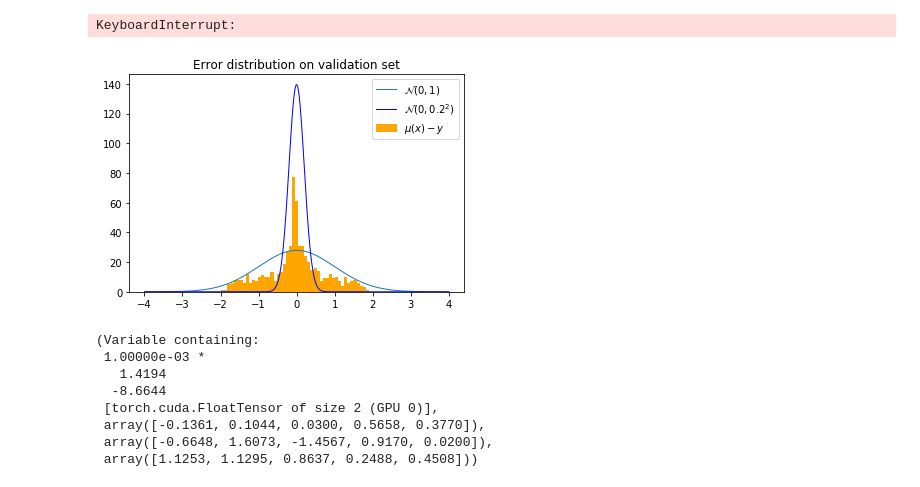
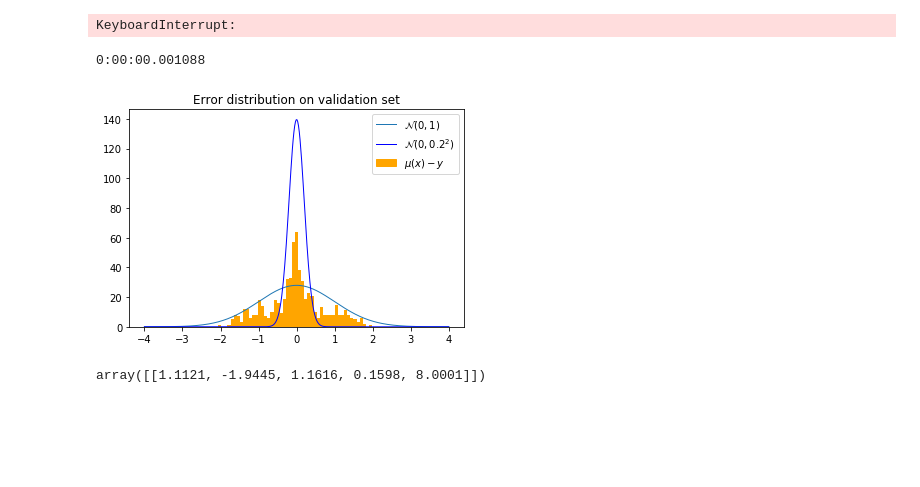
Before and after one commit to JoshuaHaustein/oracle_server, a Jupyter notebook: oracle_real.ipynb, the cells around one changed output. Cells and saved outputs as stored; diff of their text form; code cells hidden in the pictures; blank space fills up the shorter version.

```diff
--- a/oracle_real.ipynb
+++ b/oracle_real.ipynb
@@ -102,7 +124,7 @@ def k_fn(n):
 
 
 hidden_size = 256
-n_residual_units = 3
+n_residual_units = 2
 n_cholesky_entries = n_fn(y_size)
 
 
@@ -200,13 +222,13 @@ var_loss_fn = gaussian_likelihood()
 var_optim = torch.optim.Adam(var_model.parameters(), weight_decay=1e-4)
 
 time_str = datetime.datetime.now().strftime('%H:%M')
-logger_train = SummaryWriter('runs/resid-6-hidden-256-wd-1e-4-time-{}-relative-train'.format(time_str))
-logger_valid = SummaryWriter('runs/resid-6-hidden-256-wd-1e-4-time-{}-relative-valid'.format(time_str))
+logger_train = SummaryWriter('runs/resid-2-hidden-256-wd-1e-4-time-{}-relative-train'.format(time_str))
+logger_valid = SummaryWriter('runs/resid-2-hidden-256-wd-1e-4-time-{}-relative-valid'.format(time_str))
 # %%
-#best_val = np.inf
-#best_mean_model = None
-#best_var_model = None
-#step = 0
+best_val = np.inf
+best_mean_model = None
+best_var_model = None
+step = 0
 for _ in range(1024):
     for batch in dataloader_train:
         mean_model.train()
@@ -252,23 +274,31 @@ for _ in range(1024):
 # %% [output]
 KeyboardInterrupt:
 # %%
+with open('./python_src/saved_models/oracle_mean_model.pkl', 'rb') as f:
+    best_mean_model = pickle.load(f)
+with open('./python_src/saved_models/oracle_var_model.pkl', 'rb') as f:
+    best_var_model = pickle.load(f)
 mean_model.load_state_dict(best_mean_model)
 var_model.load_state_dict(best_var_model)
 mean_model.eval()
 var_model.eval()
 val_batch = next(iter(dataloader_val))
 X, Y = map(lambda x: torch.autograd.Variable(x.cuda()), val_batch)
+start_time = datetime.datetime.now()
 Y_mean_pred = mean_model(X)
 Y_var_pred = var_model(X)
+end_time = datetime.datetime.now()
+print((end_time - start_time))
 e = (Y_mean_pred - Y).cpu().data.numpy().flatten()
 ts = np.linspace(-4, 4, 400)
 handle_normal, = plt.plot(ts, 70 * norm.pdf(ts), alpha=1.0, label='$\mathcal{N}(0, 1)$', linewidth=1.0)
 handle_normal2, = plt.plot(ts, 70 * norm.pdf(ts, loc=0, scale=1 / 5.0), alpha=1.0, color='blue', label='$\mathcal{N}(0, 0.2^2)$', linewidth=1.0)
 error_handle = mpatches.Patch(color='orange', label='$µ(x) - y$')
 out = plt.hist(e, bins=np.linspace(-4, 4, 100), color='orange')
 plt.title('Error distribution on validation set')
 plt.legend(handles=[handle_normal, handle_normal2, error_handle])
 #plt.savefig('error_distribution.pdf')
 plt.show()
 # %% [output]
+0:00:00.001088
-[figure, old version]
+[figure, new version]
@@ -276,20 +311,28 @@ plt.show()
 float_formatter = lambda x: "%.4f" % x
 np.set_printoptions(formatter={'float_kind':float_formatter})
 # %%
-val_batch = next(iter(dataloader_val))
-X, Y = map(lambda x: torch.autograd.Variable(x.cuda()), val_batch)
+#val_batch = next(iter(dataloader_val))
+#X, Y = map(lambda x: torch.autograd.Variable(x.cuda()), val_batch)
+X = Variable(
+    torch.from_numpy(
+        dataset_train.loc[28][
+            ['x_0', 'x_1', 'x_2', 'x_3', 'y_2', 'y_3', 'y\'_0', 'y\'_1', 'y\'_2', 'y\'_3']
+        ].values.astype(np.float32).reshape(1, -1)
+    )
+).cuda()
+Y = Variable(
+    torch.from_numpy(
+        dataset_train.loc[28][
+            ['u_0', 'u_1', 'u_2', 'u_3', 'u_4']
+        ].values.astype(np.float32).reshape(1, -1)
+    )
+).cuda()
 Y_mean_pred = mean_model(X).cpu().data.numpy()
 Y_var_pred = var_model(X).cpu().data.numpy()
 mean_pred = Y_mean_pred * training_σ.values[-5:] + training_μ.values[-5:]
 std_pred = Y_var_pred * training_σ.values[-5:]
 y_true = Y.cpu().data.numpy() * training_σ.values[-5:] + training_µ.values[-5:]
-X[0, 6:8], mean_pred[0], y_true[0], std_pred[0]
+mean_pred[0], std_pred
+y_true
 # %% [output]
-(Variable containing:
- 1.00000e-03 *
-   1.4194
-  -8.6644
- [torch.cuda.FloatTensor of size 2 (GPU 0)],
- array([-0.1361, 0.1044, 0.0300, 0.5658, 0.3770]),
- array([-0.6648, 1.6073, -1.4567, 0.9170, 0.0200]),
- array([1.1253, 1.1295, 0.8637, 0.2488, 0.4508]))
+array([[1.1121, -1.9445, 1.1616, 0.1598, 8.0001]])
```
Also changed, not shown: parts of 22 cells of this notebook, 2 other files.
